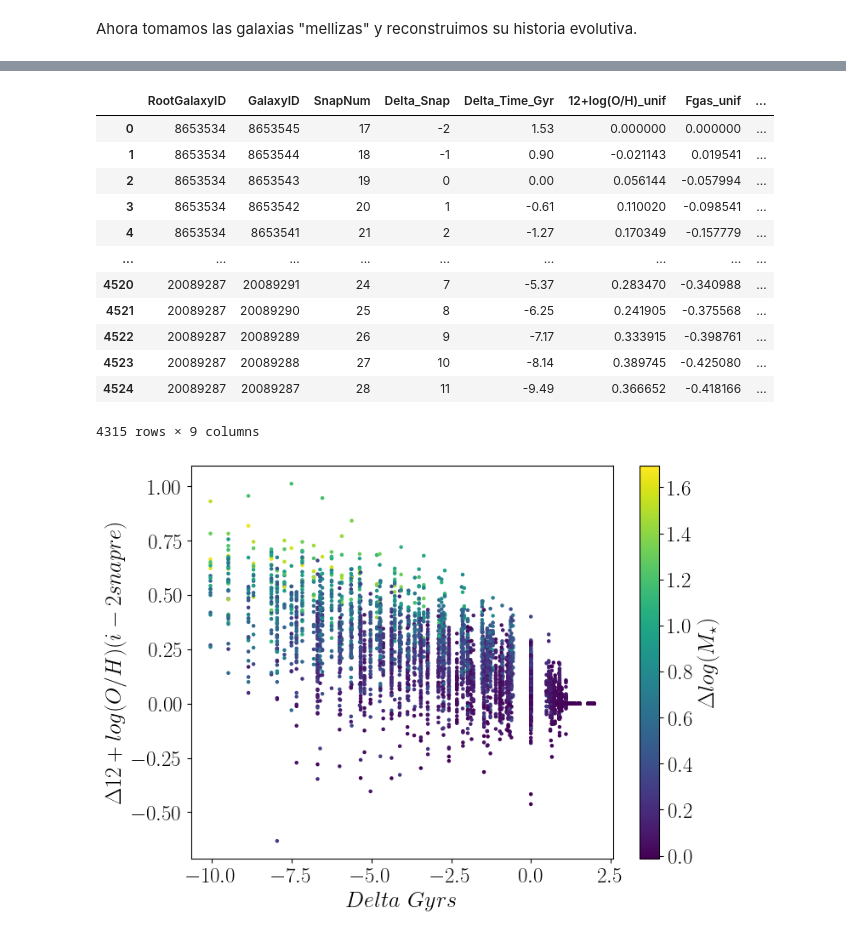
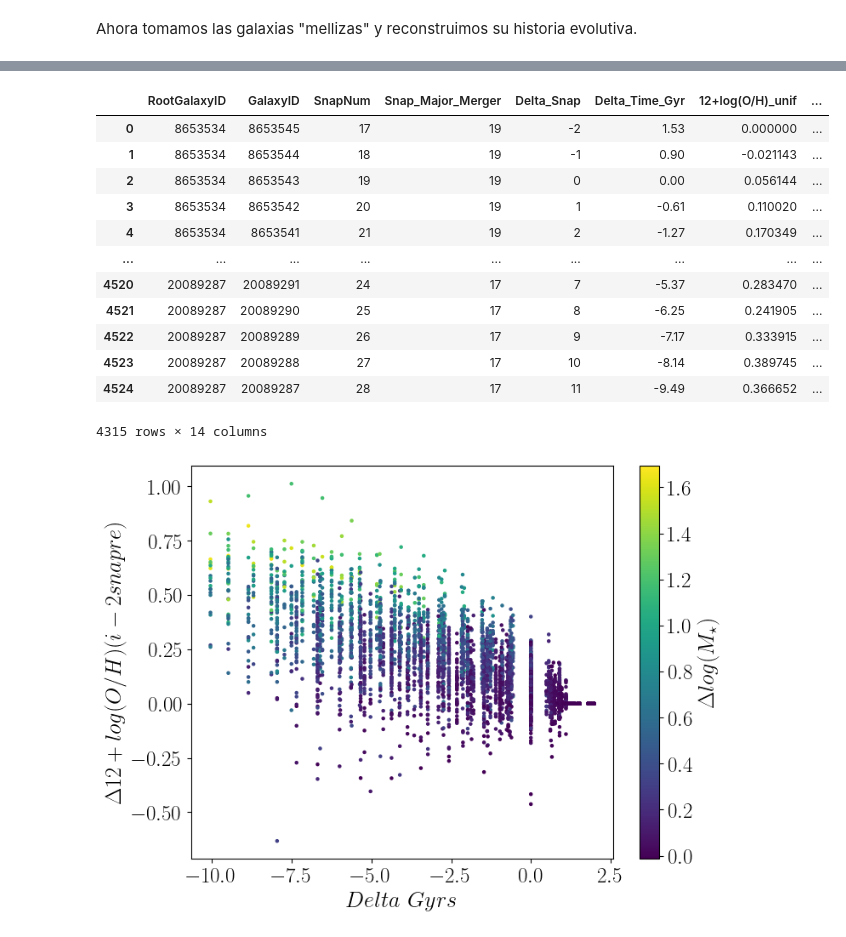
Before and after one commit to SantamariaR/Taller-Tesis-1, a Jupyter notebook: Estadistica_evolutiva.ipynb, the cells around one changed output, grey strips where cells are left out. Drawn from its saved outputs; the diff is of its cells as text; code cells hidden in the pictures.

Commit message:
Mejor match de grupos

```diff
--- a/Estadistica_evolutiva.ipynb
+++ b/Estadistica_evolutiva.ipynb
@@ -253,5 +342,8 @@ df_final_major = df_final_major[mask_bh].copy()
 Longitud del df con MBH>0 pre merger: 9163
 Longitud del df total: 12426
 # %%
-mask_snap = (df_final_major["Delta_Snap"] >= -2)
+mask_snap = (df_final_major["Delta_Snap"] >= -2)&(df_final_major["Snap_Major_Merger"] >= 14)&(df_final_major["Snap_Major_Merger"] <= 23) # Nos quedamos sólo con los snaps cercanos al major merger y con major mergers que hayan ocurrido a partir del snap 14 (tiempo lookback menor a 10 Gyr)
+
 df_final_major = df_final_major[mask_snap].copy()
+
+print("Longitud del df total:", len(df_final_major))
@@ -277,6 +371,6 @@ Index(['RootGalaxyID', 'GalaxyID', 'SnapNum', 'Delta_Snap', 'Delta_Time_Gyr',
        'log_MBH_Mstar_unif'],
       dtype='str')
 # %%
-lista_final = ['RootGalaxyID', 'GalaxyID', 'SnapNum', 'Delta_Snap', 'Delta_Time_Gyr', '12+log(O/H)_unif', 'Fgas_unif', 'log_Mstar_unif',
-       'log_MBH_Mstar_unif']
-df_final_major[lista_final]
+lista_final_agn = ['RootGalaxyID', 'GalaxyID', 'SnapNum','Snap_Major_Merger','Delta_Snap', 'Delta_Time_Gyr', '12+log(O/H)_unif', 'Fgas_unif', 'log_Mstar_unif',
+       'log_MBH_Mstar_unif','12+log(O/H)', 'Fgas', 'log_Mstar', 'log_MBH_Mstar']
+AGN_Merger_A = df_final_major[lista_final_agn].copy()
@@ -491,2 +598,5 @@ def find_unique_lineage_control(df_mergers, df_pool):
 # %%
-df_agn_no_merger = find_unique_lineage_control(df_merger_pandas, result_sin_merger_pandas)
+#df_agn_no_merger = find_unique_lineage_control(df_merger_pandas, result_sin_merger_pandas)
+
+match_cols = ['12+log(O/H)', 'Fgas', 'log_MBH', 'log_MBH_Mstar']
+df_agn_no_merger = mf.find_unique_lineage_control_flexible(df_merger_pandas, result_sin_merger_pandas,match_cols = match_cols,snap_weight=0.01)
@@ -571,5 +702,8 @@ hist_no_merger["12+log(O/H)_unif"] = hist_no_merger["12+log(O/H)"] - hist_no_mer
 hist_no_merger["Fgas_unif"] = hist_no_merger["Fgas"] - hist_no_merger["Fgas_pre_merger"]
 hist_no_merger["log_Mstar_unif"] = hist_no_merger["log_Mstar"] - hist_no_merger["log_Mstar_pre_merger"]
 hist_no_merger["log_MBH_Mstar_unif"] = hist_no_merger["log_MBH_Mstar"] - hist_no_merger["log_MBH_Mstar_pre_merger"]
+
+# Creamos una columna ficticia de Snap_Major_Merger para que el control tenga un punto de referencia similar al major merger
+hist_no_merger["Snap_Major_Merger"] = hist_no_merger["Snap_control_merger"] + 2
 # %%
 hist_no_merger[["Delta_Time_Gyr","12+log(O/H)_unif","Fgas_unif","log_Mstar_unif","log_MBH_Mstar_unif"]].describe()
@@ -584,16 +750,16 @@ hist_no_merger_final =hist_no_merger[(~hist_no_merger["RootGalaxyID"].isin([ 889
 # %%
-hist_no_merger_final[lista_final]
+hist_no_merger_final[lista_final_agn]
 # %% [output]
-|  | RootGalaxyID | GalaxyID | SnapNum | Delta_Snap | Delta_Time_Gyr | 12+log(O/H)_unif | Fgas_unif | ... |
-| 0 | 8653534 | 8653545 | 17 | -2 | 1.53 | 0.000000 | 0.000000 | ... |
-| 1 | 8653534 | 8653544 | 18 | -1 | 0.90 | -0.021143 | 0.019541 | ... |
-| 2 | 8653534 | 8653543 | 19 | 0 | 0.00 | 0.056144 | -0.057994 | ... |
-| 3 | 8653534 | 8653542 | 20 | 1 | -0.61 | 0.110020 | -0.098541 | ... |
-| 4 | 8653534 | 8653541 | 21 | 2 | -1.27 | 0.170349 | -0.157779 | ... |
+|  | RootGalaxyID | GalaxyID | SnapNum | Snap_Major_Merger | Delta_Snap | Delta_Time_Gyr | 12+log(O/H)_unif | ... |
+| 0 | 8653534 | 8653545 | 17 | 19 | -2 | 1.53 | 0.000000 | ... |
+| 1 | 8653534 | 8653544 | 18 | 19 | -1 | 0.90 | -0.021143 | ... |
+| 2 | 8653534 | 8653543 | 19 | 19 | 0 | 0.00 | 0.056144 | ... |
+| 3 | 8653534 | 8653542 | 20 | 19 | 1 | -0.61 | 0.110020 | ... |
+| 4 | 8653534 | 8653541 | 21 | 19 | 2 | -1.27 | 0.170349 | ... |
 | ... | ... | ... | ... | ... | ... | ... | ... | ... |
-| 4520 | 20089287 | 20089291 | 24 | 7 | -5.37 | 0.283470 | -0.340988 | ... |
-| 4521 | 20089287 | 20089290 | 25 | 8 | -6.25 | 0.241905 | -0.375568 | ... |
-| 4522 | 20089287 | 20089289 | 26 | 9 | -7.17 | 0.333915 | -0.398761 | ... |
-| 4523 | 20089287 | 20089288 | 27 | 10 | -8.14 | 0.389745 | -0.425080 | ... |
-| 4524 | 20089287 | 20089287 | 28 | 11 | -9.49 | 0.366652 | -0.418166 | ... |
+| 4520 | 20089287 | 20089291 | 24 | 17 | 7 | -5.37 | 0.283470 | ... |
+| 4521 | 20089287 | 20089290 | 25 | 17 | 8 | -6.25 | 0.241905 | ... |
+| 4522 | 20089287 | 20089289 | 26 | 17 | 9 | -7.17 | 0.333915 | ... |
+| 4523 | 20089287 | 20089288 | 27 | 17 | 10 | -8.14 | 0.389745 | ... |
+| 4524 | 20089287 | 20089287 | 28 | 17 | 11 | -9.49 | 0.366652 | ... |
-4315 rows × 9 columns
+4315 rows × 14 columns
```
Also changed, not shown: parts of 88 cells of this notebook, 4 other files.
